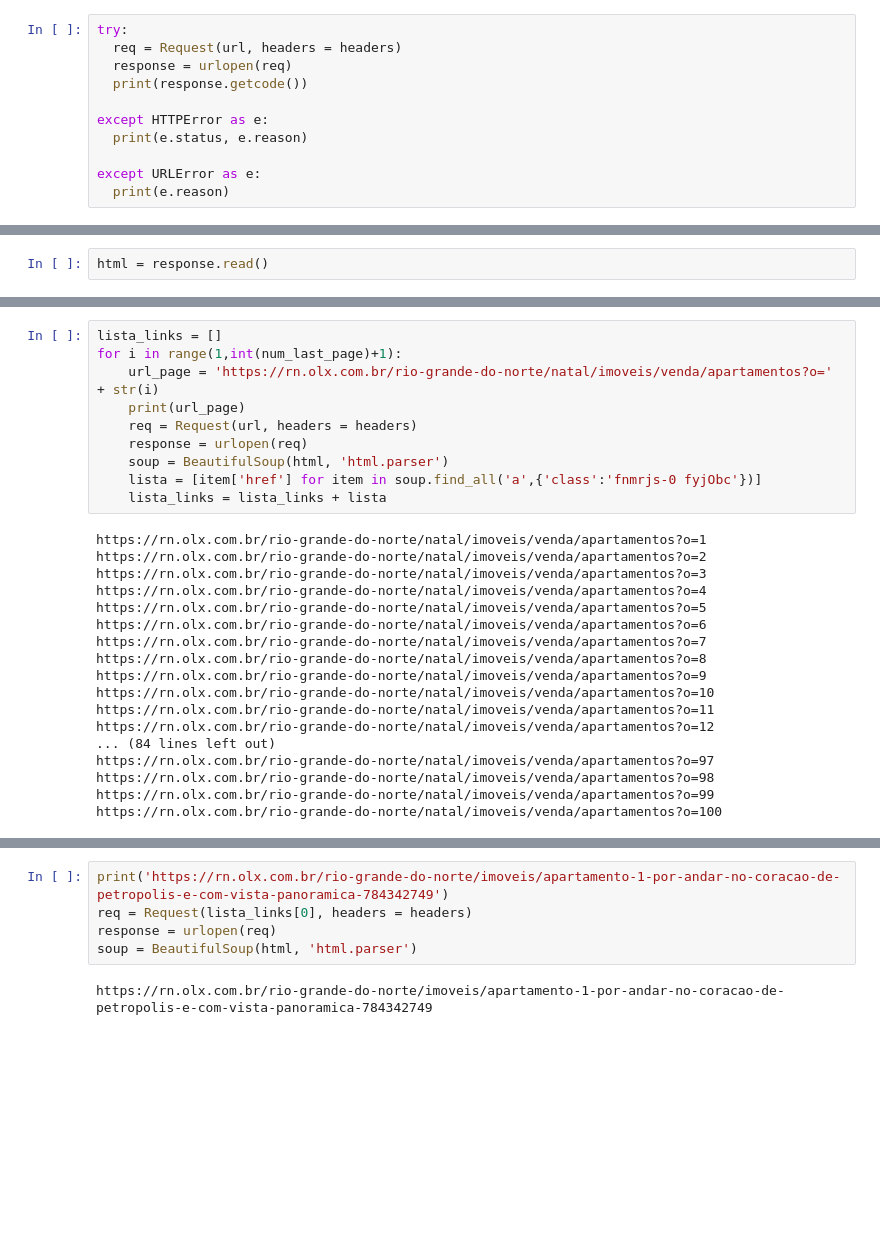
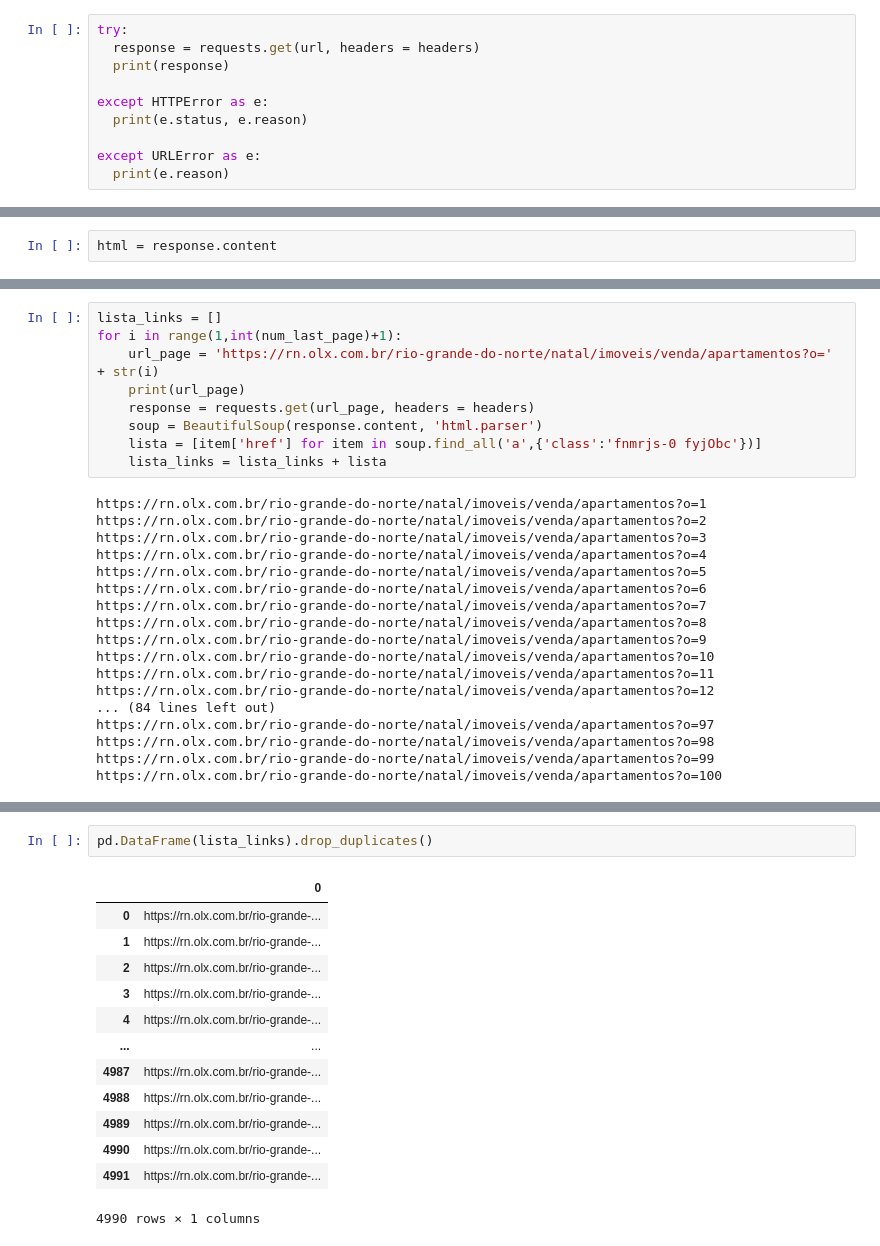
Before and after one commit to isisgo/webscraping_olx, a Jupyter notebook: webscraping_olx.ipynb, the cells around one changed output, grey strips where cells are left out. Cells and saved outputs as stored; diff of their text form; blank space fills up the shorter version.

```diff
--- a/webscraping_olx.ipynb
+++ b/webscraping_olx.ipynb
@@ -7,9 +8,8 @@ headers = {'User-Agent': 'Mozilla/5.0 (Windows NT 10.0; Win64; x64) AppleWebKit/
 url = "https://rn.olx.com.br/rio-grande-do-norte/natal/imoveis/venda/apartamentos"
 # %%
 try:
-  req = Request(url, headers = headers)
-  response = urlopen(req)
-  print(response.getcode())
+  response = requests.get(url, headers = headers)
+  print(response)
 
 except HTTPError as e:
   print(e.status, e.reason)
@@ -21,5 +21,5 @@ except URLError as e:
 # %%
-html = response.read()
+html = response.content
 # %%
 soup = BeautifulSoup(html, 'html.parser')
 # %%
@@ -45,9 +45,8 @@ lista_links = []
 for i in range(1,int(num_last_page)+1):
     url_page = 'https://rn.olx.com.br/rio-grande-do-norte/natal/imoveis/venda/apartamentos?o=' + str(i)
     print(url_page)
-    req = Request(url, headers = headers)
-    response = urlopen(req)
-    soup = BeautifulSoup(html, 'html.parser')
+    response = requests.get(url_page, headers = headers)
+    soup = BeautifulSoup(response.content, 'html.parser')
     lista = [item['href'] for item in soup.find_all('a',{'class':'fnmrjs-0 fyjObc'})]
     lista_links = lista_links + lista
 # %% [output]
@@ -98,7 +74,16 @@ for link in lista_links[:10]:
-# %%
-print('https://rn.olx.com.br/rio-grande-do-norte/imoveis/apartamento-1-por-andar-no-coracao-de-petropolis-e-com-vista-panoramica-784342749')
-req = Request(lista_links[0], headers = headers)
-response = urlopen(req)
-soup = BeautifulSoup(html, 'html.parser')
-# %% [output]
-https://rn.olx.com.br/rio-grande-do-norte/imoveis/apartamento-1-por-andar-no-coracao-de-petropolis-e-com-vista-panoramica-784342749
+# %%
+pd.DataFrame(lista_links).drop_duplicates()
+# %% [output]
+|  | 0 |
+| 0 | https://rn.olx.com.br/rio-grande-... |
+| 1 | https://rn.olx.com.br/rio-grande-... |
+| 2 | https://rn.olx.com.br/rio-grande-... |
+| 3 | https://rn.olx.com.br/rio-grande-... |
+| 4 | https://rn.olx.com.br/rio-grande-... |
+| ... | ... |
+| 4987 | https://rn.olx.com.br/rio-grande-... |
+| 4988 | https://rn.olx.com.br/rio-grande-... |
+| 4989 | https://rn.olx.com.br/rio-grande-... |
+| 4990 | https://rn.olx.com.br/rio-grande-... |
+| 4991 | https://rn.olx.com.br/rio-grande-... |
+4990 rows × 1 columns
```
Also changed, not shown: parts of 8 cells of this notebook.
